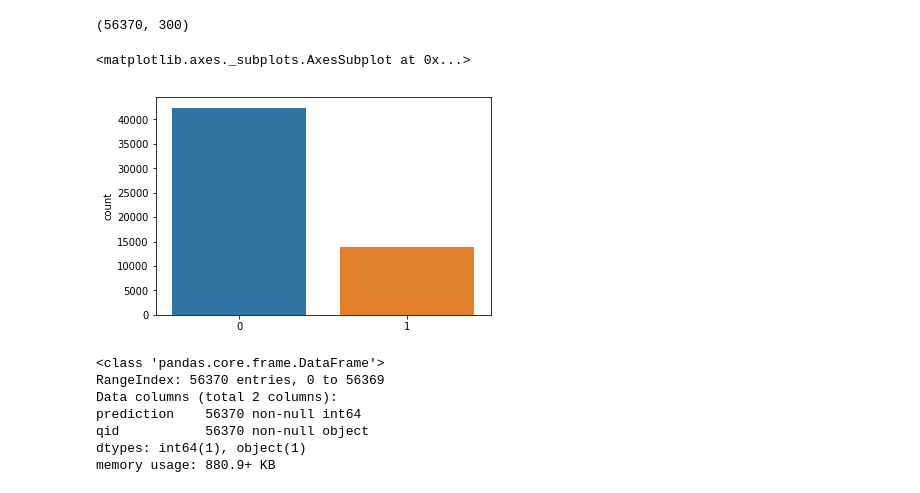
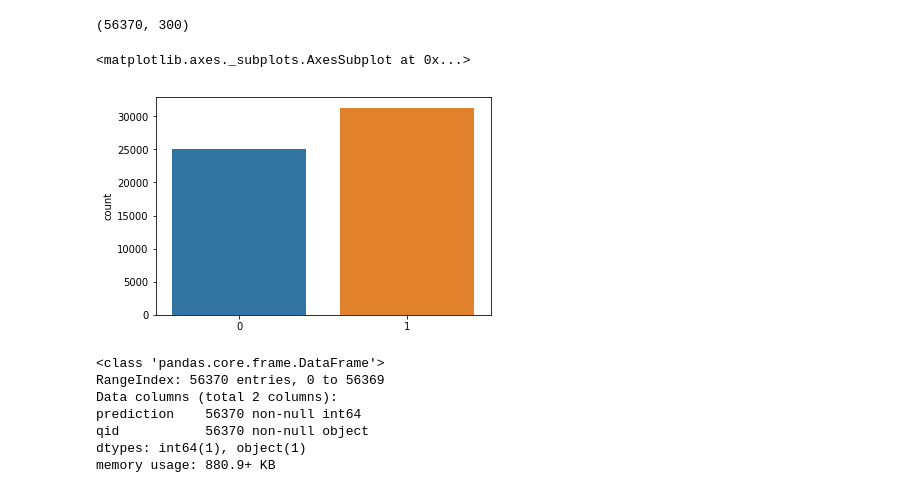
Before and after one commit to y2ee201/Kaggle-Quora-Insincere, a Jupyter notebook: quora_insincere_questions.ipynb, the cells around one changed output. Drawn from its saved outputs; the diff is of its cells as text; code cells hidden in the pictures.

```diff
--- a/quora_insincere_questions.ipynb
+++ b/quora_insincere_questions.ipynb
@@ -130,7 +130,7 @@ sns.countplot(y_train)
 inputs = Input(shape=[300, 1])
 
 conv = Conv1D(filters=64, kernel_size=5, activation='relu')(inputs)
-conv = MaxPool1D(pool_size=2)(conv)
+conv = MaxPool1D(pool_size=4)(conv)
 
 conv = Conv1D(filters=128, kernel_size=3, activation='relu')(conv)
 conv = MaxPool1D(pool_size=2)(conv)
@@ -138,7 +138,7 @@ conv = MaxPool1D(pool_size=2)(conv)
 conv = Conv1D(filters=256, kernel_size=3, activation='relu')(conv)
 conv = MaxPool1D(pool_size=2)(conv)
 
-conv = LSTM(20)(conv)
+conv = LSTM(30)(conv)
 # conv = Flatten()(conv)
 # conv = GlobalAveragePooling1D()(conv)
 
@@ -170,7 +170,7 @@ Non-trainable params: 0
 _________________________________________________________________
 # %%
 performance = nn_conv.fit(X_train, y_train,
-                          batch_size=128, epochs=5,
+                          batch_size=64, epochs=50,
                           validation_data=[X_test, y_test])
 # %% [output]
 Train on 129296 samples, validate on 32324 samples
@@ -228,8 +228,8 @@ sent_vecs_test.shape
 (56370, 300)
 # %%
 preds = nn_conv.predict(sent_vecs_test.reshape((56370, 300, 1)))
-preds = [0 if i<0.51 else 1 for i in preds]
+preds = [0 if i<0.496 else 1 for i in preds]
 sns.countplot(preds)
 # %% [output]
 <matplotlib.axes._subplots.AxesSubplot at 0x...>
-[figure, old version]
+[figure, new version]
```
Also changed, not shown: parts of 2 cells of this notebook.
